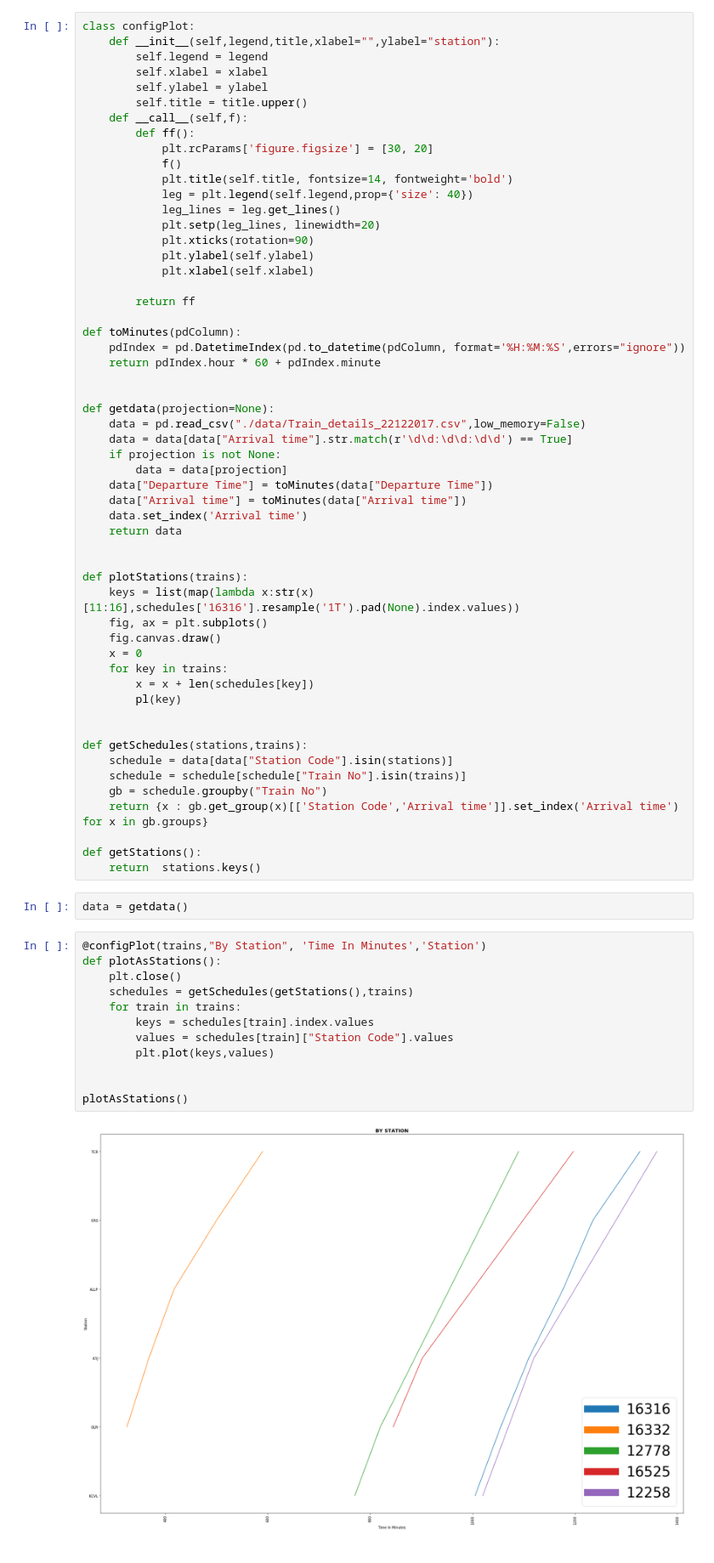
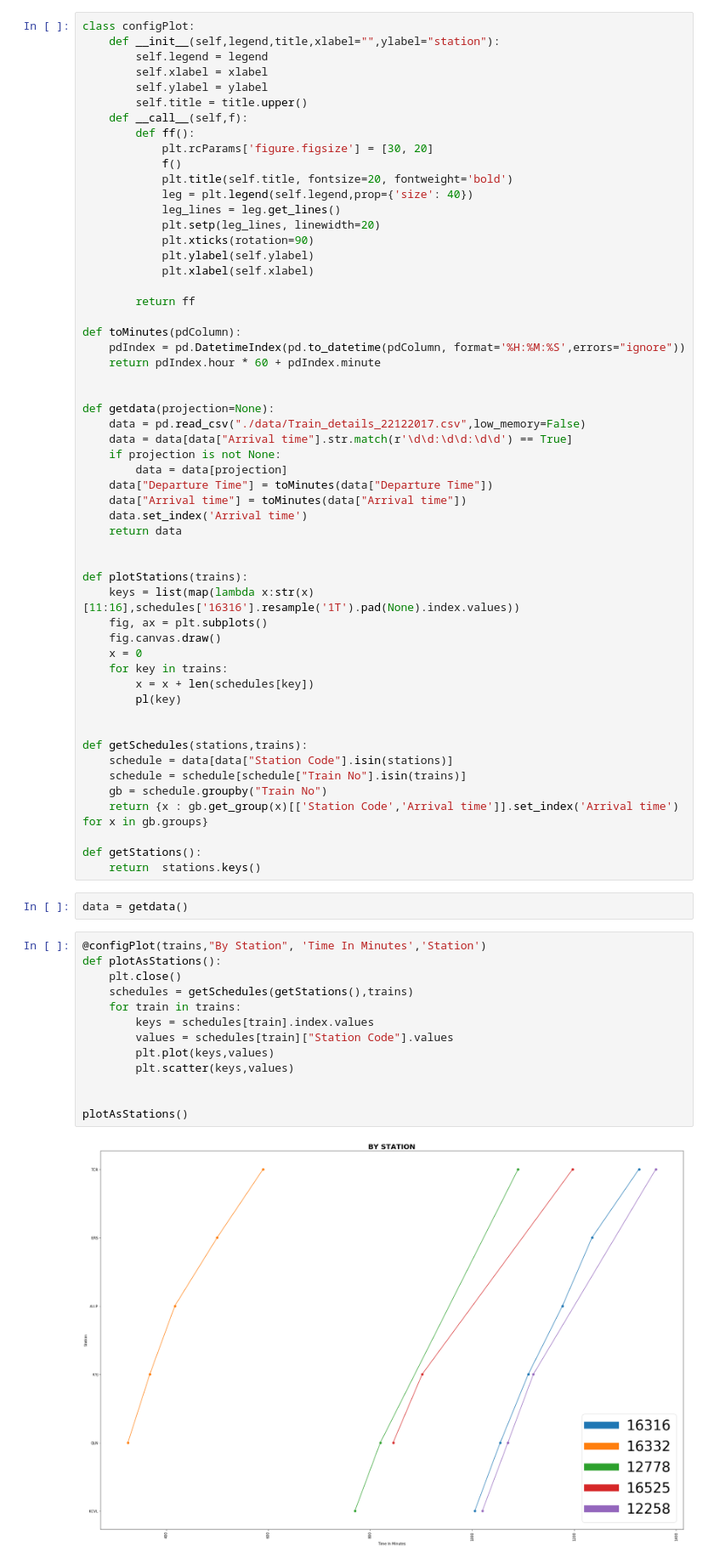
Before and after one commit to sarathsp06/weekly, a Jupyter notebook: irctc/schedule-distance.ipynb, the cells around one changed output. Shown at 85% size. Cells and saved outputs as stored; diff of their text form.

Commit message:
irctc: updated plots to have dots using scatter plot for schedule plots

```diff
--- a/irctc/schedule-distance.ipynb
+++ b/irctc/schedule-distance.ipynb
@@ -16,7 +16,7 @@ class configPlot:
         def ff():
             plt.rcParams['figure.figsize'] = [30, 20]
             f()
-            plt.title(self.title, fontsize=14, fontweight='bold')
+            plt.title(self.title, fontsize=20, fontweight='bold')
             leg = plt.legend(self.legend,prop={'size': 40})
             leg_lines = leg.get_lines()
             plt.setp(leg_lines, linewidth=20)
@@ -65,17 +65,18 @@ data = getdata()
 # %%
 @configPlot(trains,"By Station", 'Time In Minutes','Station')
 def plotAsStations():
     plt.close()
     schedules = getSchedules(getStations(),trains)
     for train in trains:
         keys = schedules[train].index.values
         values = schedules[train]["Station Code"].values
         plt.plot(keys,values)
+        plt.scatter(keys,values)
 
 
 plotAsStations()
 # %% [output]
-[figure, old version]
+[figure, new version]
 # %%
 @configPlot(trains,"By Distance",'Time In Minutes','Station')
 def plotAsStations():
```
Also changed, not shown: parts of 1 cell of this notebook.
